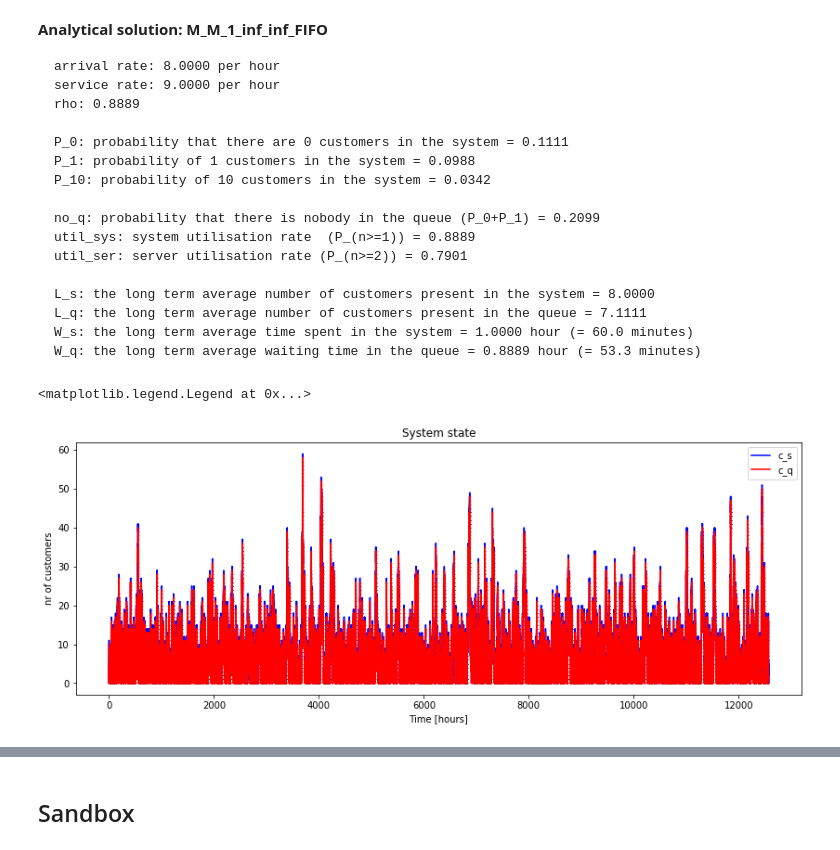
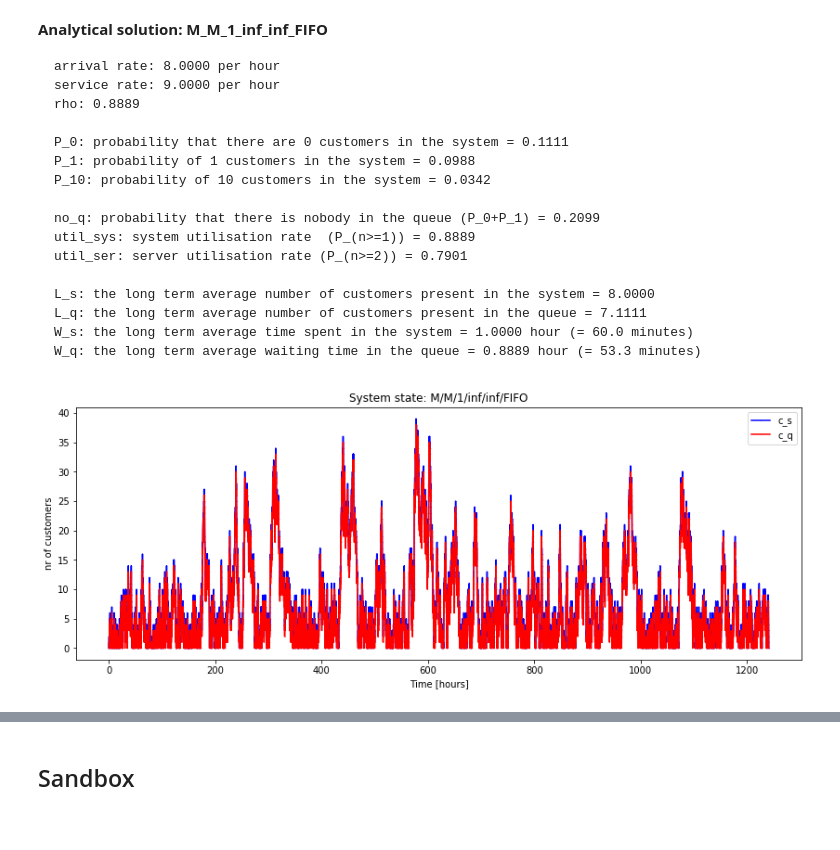
Before and after one commit to TUDelft-CITG/OpenQTSim, a Jupyter notebook: notebooks/Queueing theory - M M 1 example.ipynb, the cells around one changed output, grey strips where cells are left out. Saved outputs shown, nothing was run; the diff lists cells and outputs as text; code cells hidden in the pictures.

Commit message:
Updated logging and plotting of system state

```diff
--- a/notebooks/Queueing theory - M M 1 example.ipynb
+++ b/notebooks/Queueing theory - M M 1 example.ipynb
@@ -37,7 +33,7 @@ print('Start simulation of "{}" queue'.format(q.kendall_notation))
 print('')
 
 sim = openqtsim.Simulation(q)
-sim.run(100000)
+sim.run(10000)
 # %% [output]
 Start simulation of "M/M/1/inf/inf/FIFO" queue
 
@@ -83,17 +79,9 @@ Input ST: 0.1111
     L_q: the long term average number of customers present in the queue = 7.1111
     W_s: the long term average time spent in the system = 1.0000 hour (= 60.0 minutes)
     W_q: the long term average waiting time in the queue = 0.8889 hour (= 53.3 minutes)
+# %%
+sim.plot_system_state()
+# %% [output]
+[figure, added]
 # %%
 df, df_sys = sim.return_log()
-# %%
-fig, ax = plt.subplots(figsize=(14, 5))
-ax.plot(df_sys['t'].values, df_sys['c_s'].values, '-bo', markersize=.1, label='c_s')
-ax.plot(df_sys['t'].values, df_sys['c_q'].values, '-ro', markersize=.1, label='c_q')
-
-ax.set_xlabel('Time [hours]')
-ax.set_ylabel('nr of customers')
-ax.set_title('System state')
-ax.legend(loc='upper right')
-# %% [output]
-<matplotlib.legend.Legend at 0x...>
-[figure, removed]
```
Also changed, not shown: parts of 10 cells of this notebook, 3 other files.
